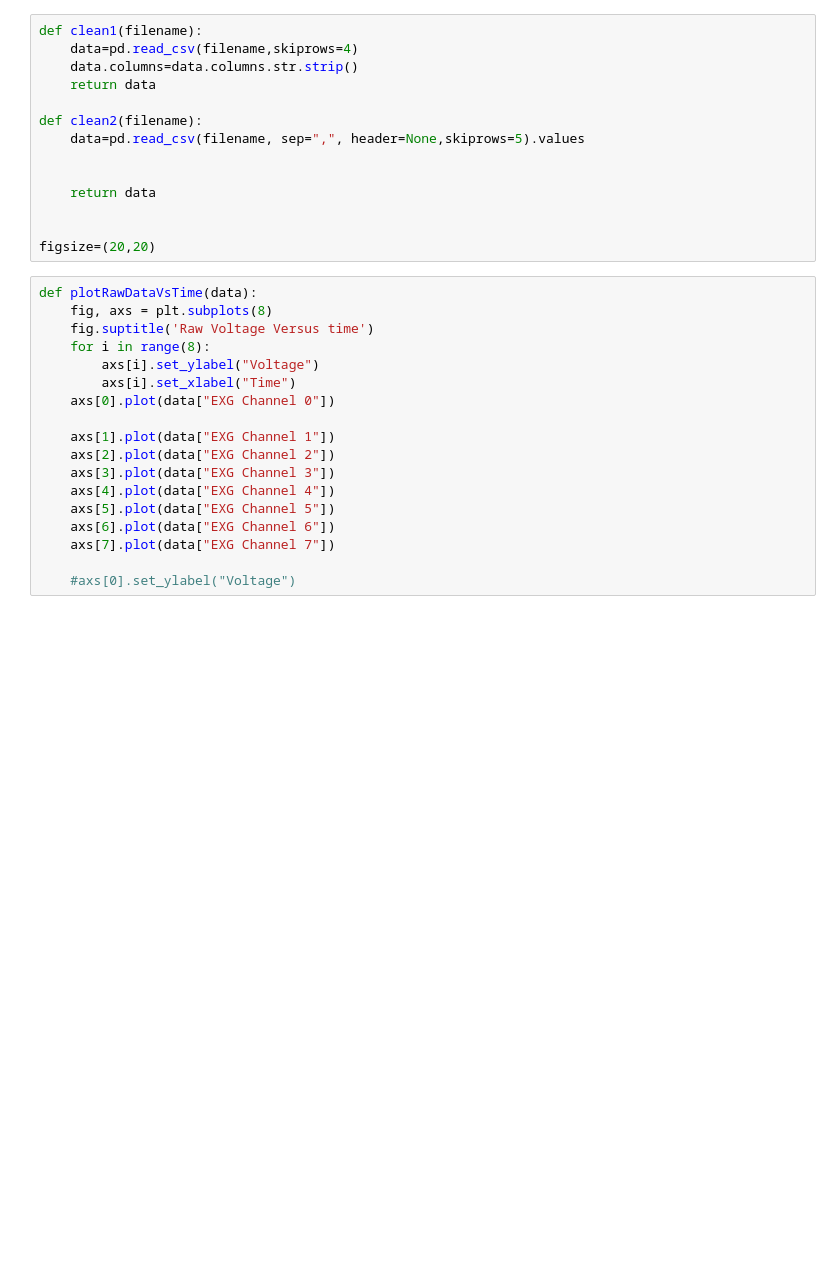
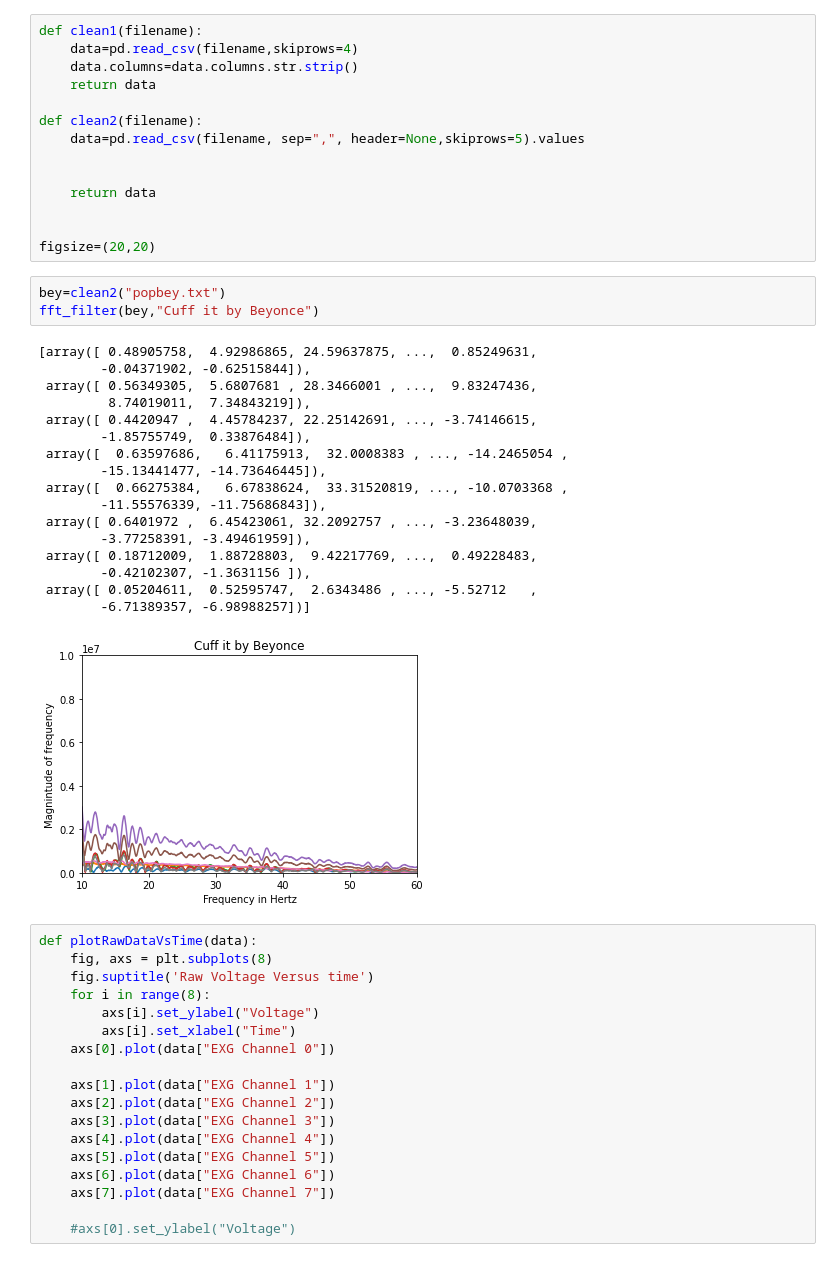
Before and after one commit to Bryson-P/mind-controlled-playlist, a Jupyter notebook: visualize.ipynb, the cells around one changed output. Drawn from its saved outputs; the diff is of its cells as text; blank space fills up the shorter version.

```diff
--- a/visualize.ipynb
+++ b/visualize.ipynb
@@ -27,6 +91,27 @@ def clean2(filename):
 
 
 figsize=(20,20)
+# %%
+bey=clean2("popbey.txt")
+fft_filter(bey,"Cuff it by Beyonce")
+# %% [output]
+[array([ 0.48905758,  4.92986865, 24.59637875, ...,  0.85249631,
+        -0.04371902, -0.62515844]),
+ array([ 0.56349305,  5.6807681 , 28.3466001 , ...,  9.83247436,
+         8.74019011,  7.34843219]),
+ array([ 0.4420947 ,  4.45784237, 22.25142691, ..., -3.74146615,
+        -1.85755749,  0.33876484]),
+ array([  0.63597686,   6.41175913,  32.0008383 , ..., -14.2465054 ,
+        -15.13441477, -14.73646445]),
+ array([  0.66275384,   6.67838624,  33.31520819, ..., -10.0703368 ,
+        -11.55576339, -11.75686843]),
+ array([ 0.6401972 ,  6.45423061, 32.2092757 , ..., -3.23648039,
+        -3.77258391, -3.49461959]),
+ array([ 0.18712009,  1.88728803,  9.42217769, ...,  0.49228483,
+        -0.42102307, -1.3631156 ]),
+ array([ 0.05204611,  0.52595747,  2.6343486 , ..., -5.52712   ,
+        -6.71389357, -6.98988257])]
+[figure, added]
 # %%
 def plotRawDataVsTime(data):
     fig, axs = plt.subplots(8)
```
Also changed, not shown: parts of 75 cells of this notebook, 1 other file.
